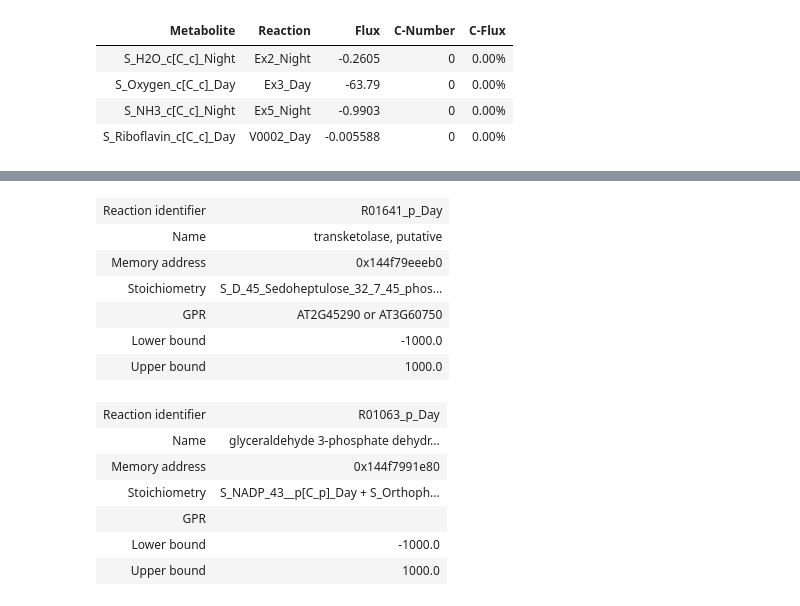
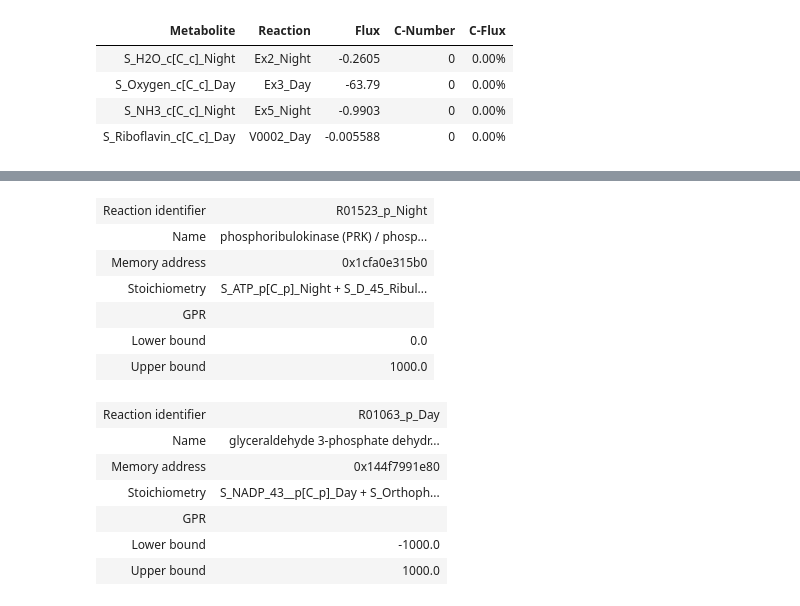
Before and after one commit to LucianaMartins26/DielModels, a Jupyter notebook: examples/(draft) Biosynthesis_reactions_fluxes.ipynb, the cells around one changed output, grey strips where cells are left out. Cells and saved outputs as stored; diff of their text form; code cells hidden in the pictures.

```diff
--- a/examples/(draft) Biosynthesis_reactions_fluxes.ipynb
+++ b/examples/(draft) Biosynthesis_reactions_fluxes.ipynb
@@ -40,12 +61,12 @@ solution.fluxes['R01523_p_Night']
 # %%
-modelo.reactions.get_by_id("R01641_p_Day")
+modelo.reactions.get_by_id("R01523_p_Night")
 # %% [output]
-| Reaction identifier | R01641_p_Day |
-| Name | transketolase, putative |
-| Memory address | 0x144f79eeeb0 |
-| Stoichiometry | S_D_45_Sedoheptulose_32_7_45_phos... |
-| GPR | AT2G45290 or AT3G60750 |
-| Lower bound | -1000.0 |
+| Reaction identifier | R01523_p_Night |
+| Name | phosphoribulokinase (PRK) / phosp... |
+| Memory address | 0x1cfa0e315b0 |
+| Stoichiometry | S_ATP_p[C_p]_Night + S_D_45_Ribul... |
+| GPR |  |
+| Lower bound | 0.0 |
 | Upper bound | 1000.0 |
 # %%
 modelo.reactions.get_by_id("R01063_p_Day")
```
Also changed, not shown: parts of 4 cells of this notebook, 1 other file.
